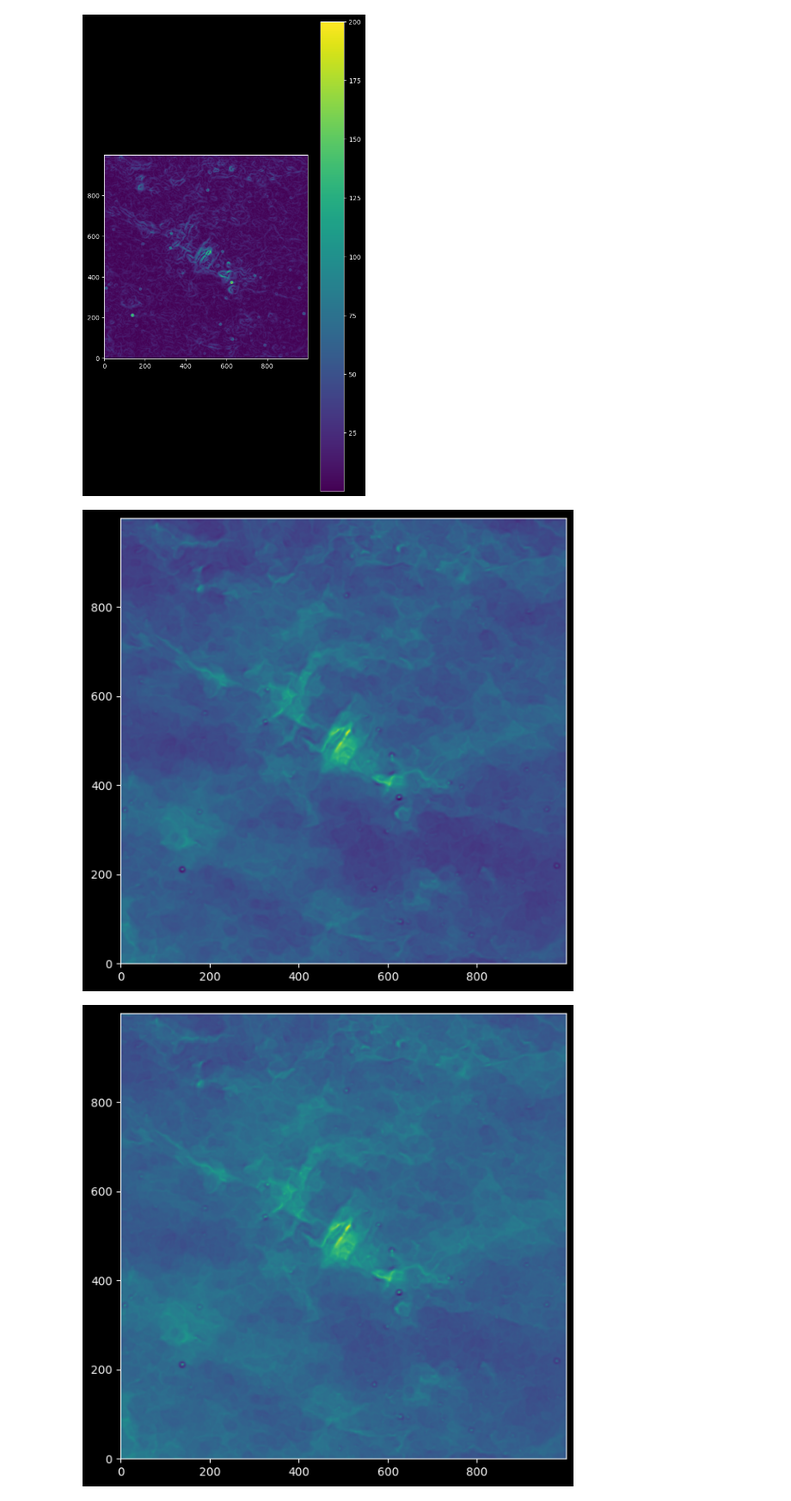
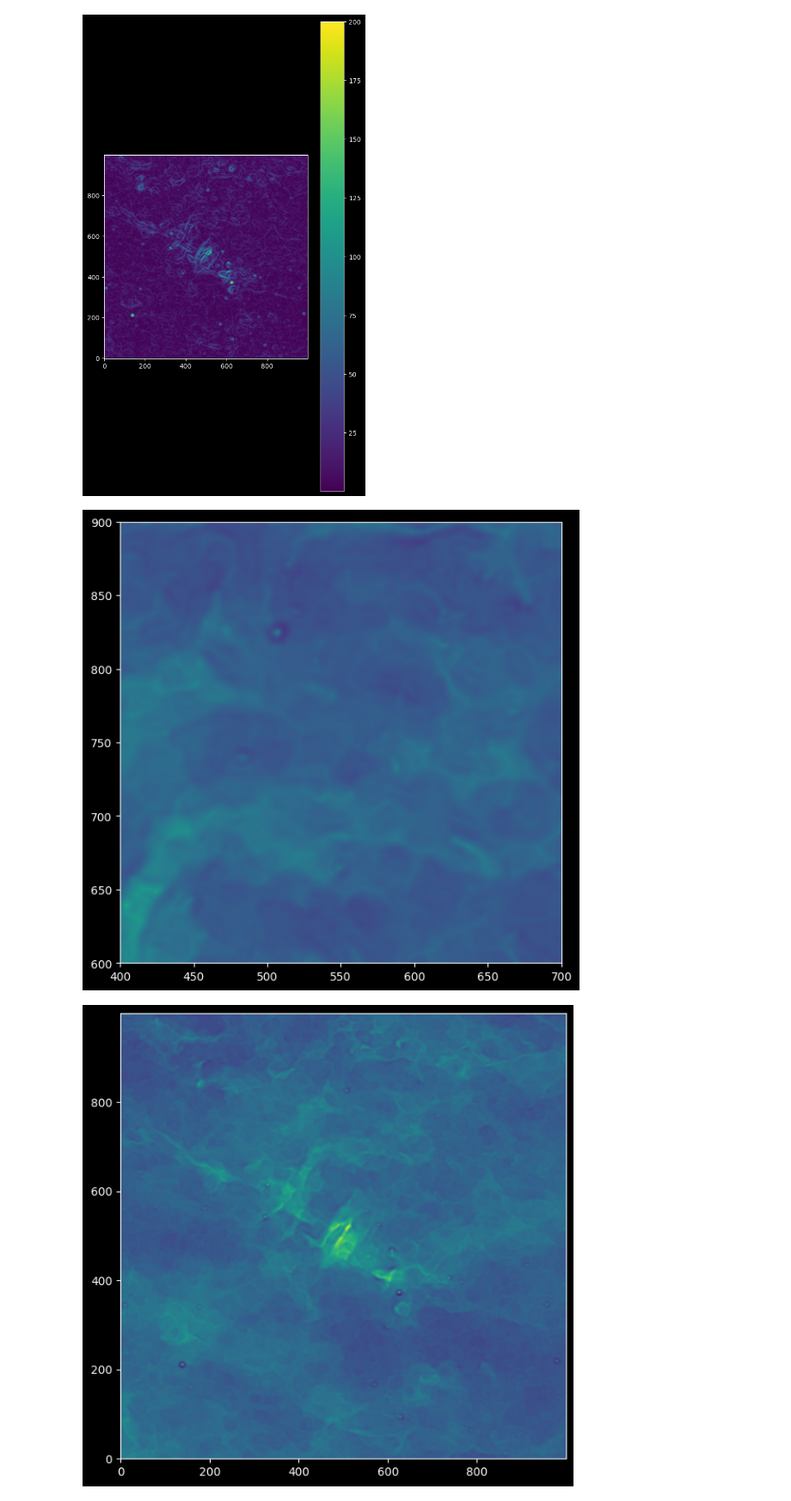
Before and after one commit to 00-berni/filaments_strc_param, a Jupyter notebook: notebook.ipynb, the cells around one changed output. Shown at 86% size. Cells and saved outputs as stored; diff of their text form; code cells hidden in the pictures.

```diff
--- a/notebook.ipynb
+++ b/notebook.ipynb
@@ -92,12 +92,14 @@ plt.show()
 # %%
 ir100_filt = np.sqrt(ir100_x**2 + ir100_y**2)
 plt.figure(figsize=(7,13))
 plt.imshow(ir100_gfilt-ir100_filt,origin='lower')
+plt.xlim(400,700)
+plt.ylim(600,900)
 plt.figure(figsize=(7,13))
 plt.imshow(IR100_DATA-ir100_filt,origin='lower')
 plt.show()
 # %% [output]
-[figure, old version]
+[figure, new version]
 [figure]
 # %%
 def reducing(image,red_num=3):
```
